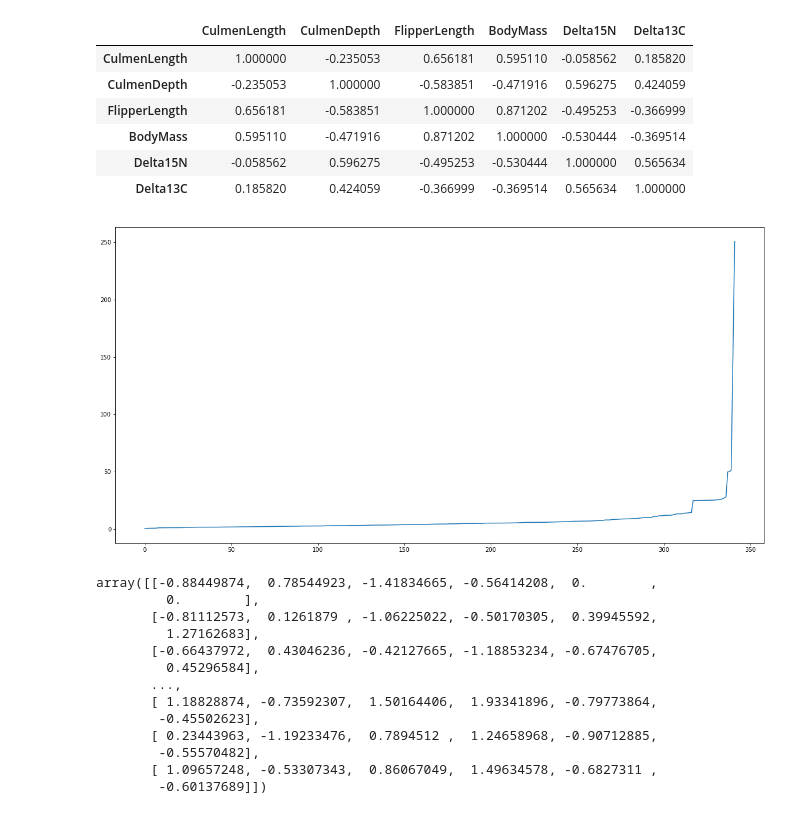
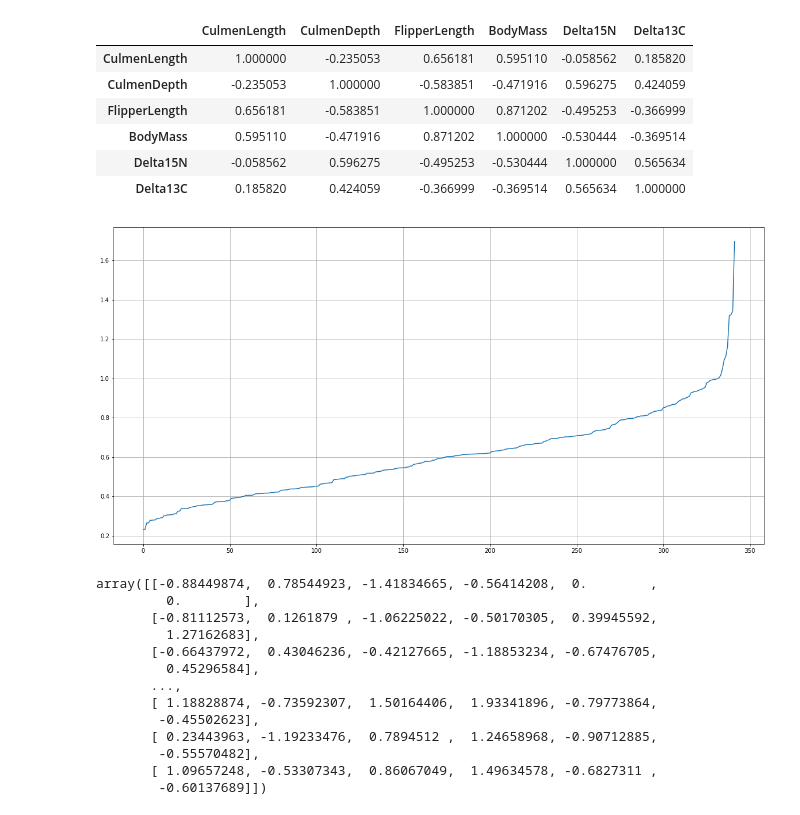
Before and after one commit to HanLuong13/m09_group_05, a Jupyter notebook: Alysia-M09-Assessment-DBSCAN.ipynb, the cells around one changed output. Cells and saved outputs as stored; diff of their text form; code cells hidden in the pictures.

```diff
--- a/Alysia-M09-Assessment-DBSCAN.ipynb
+++ b/Alysia-M09-Assessment-DBSCAN.ipynb
@@ -64,17 +64,20 @@ data_std.corr()
 | Delta13C | 0.185820 | 0.424059 | -0.366999 | -0.369514 | 0.565634 | 1.000000 |
 # %%
 #In order to find the best epsilon value, we created a K-Distance graph and located the point of maximum curvature on the Y-Axis.
+z_penguins = ss.fit_transform(data_std)
+z_penguins = pd.DataFrame(z_penguins, columns=data_std.columns.tolist())
 neigh = NearestNeighbors(n_neighbors=2)
-nbrs = neigh.fit(data_std)
-distances, indices = nbrs.kneighbors(data_std)
+nbrs = neigh.fit(z_penguins)
+distances, indices = nbrs.kneighbors(z_penguins)
 # %%
 distances = np.sort(distances, axis=0)
 distances = distances[:,1]
 plt.figure(figsize=(20,10))
 #plt.xlabel()
 #plt.ylabel()
 plt.plot(distances)
+plt.grid()
 plt.show()
 #Based on the graph, a value of 1.0 is likely a reasonable value for epsiolon in the DBScan.
 # %% [output]
-[figure, old version]
+[figure, new version]
```
Also changed, not shown: parts of 6 cells of this notebook.
